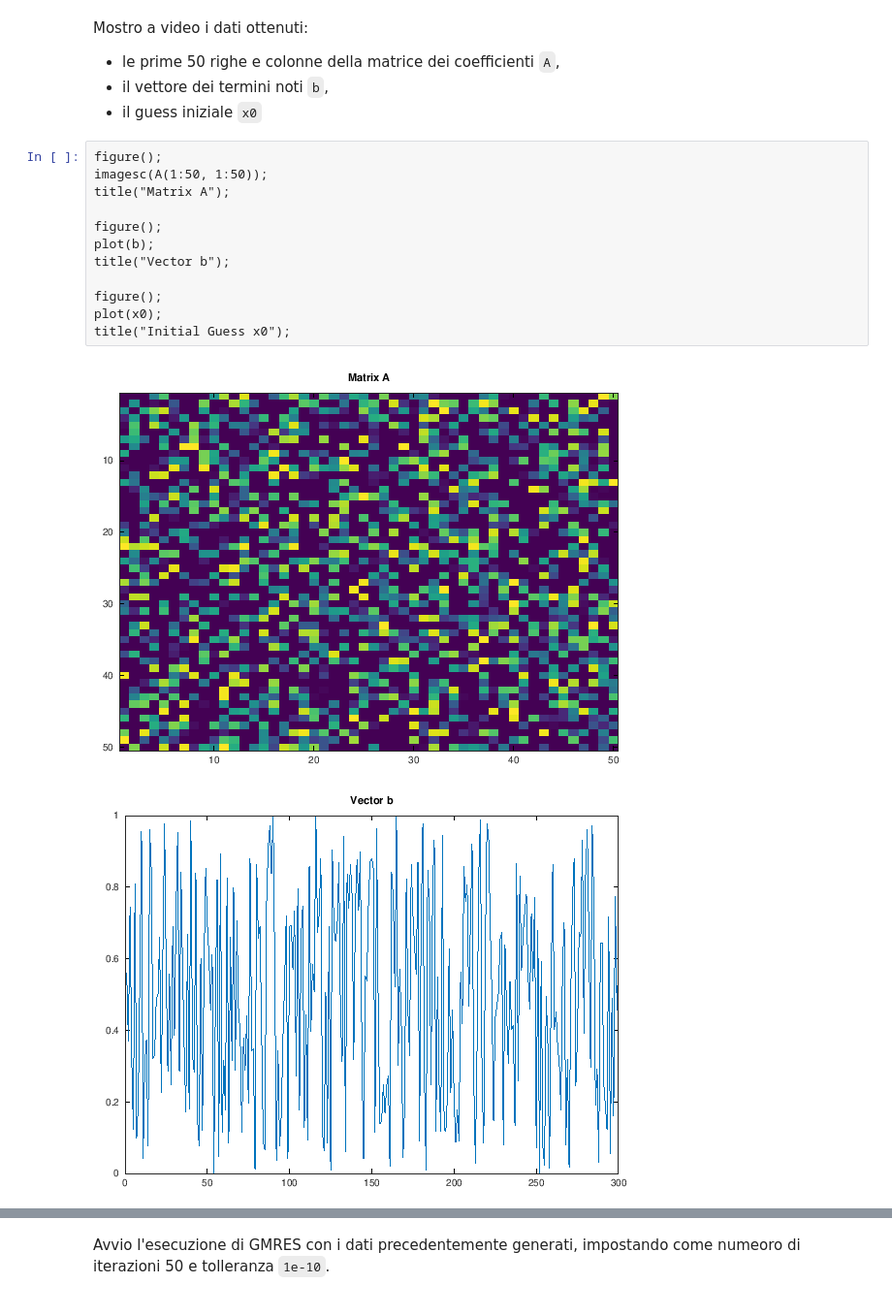
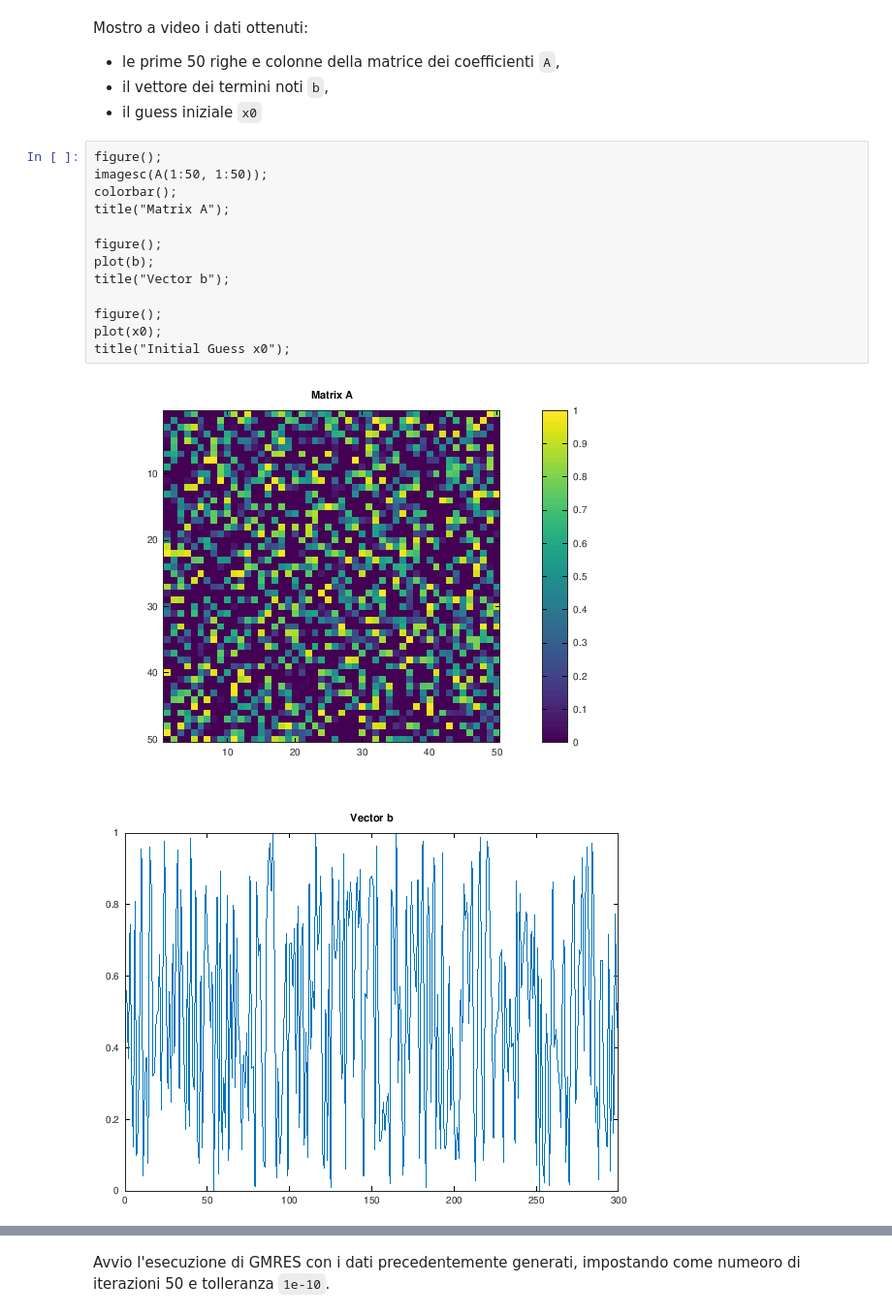
Before and after one commit to CristianCosci/GMRES, a Jupyter notebook: project/octave/octave_gmres.ipynb, the cells around one changed output, grey strips where cells are left out. Shown at 97% size. Drawn from its saved outputs; the diff is of its cells as text.

Commit message:
Refactoring Octave Notebook
Aggiunta colorbar ai plot delle matrici.

```diff
--- a/project/octave/octave_gmres.ipynb
+++ b/project/octave/octave_gmres.ipynb
@@ -119,17 +121,18 @@ Mostro a video i dati ottenuti:
 # %%
 figure();
 imagesc(A(1:50, 1:50));
+colorbar();
 title("Matrix A");
 
 figure();
 plot(b);
 title("Vector b");
 
 figure();
 plot(x0);
 title("Initial Guess x0");
 # %% [output]
-[figure, old version]
+[figure, new version]
 [figure]
 [figure]
 # %% [markdown]
```
Also changed, not shown: parts of 8 cells of this notebook.
